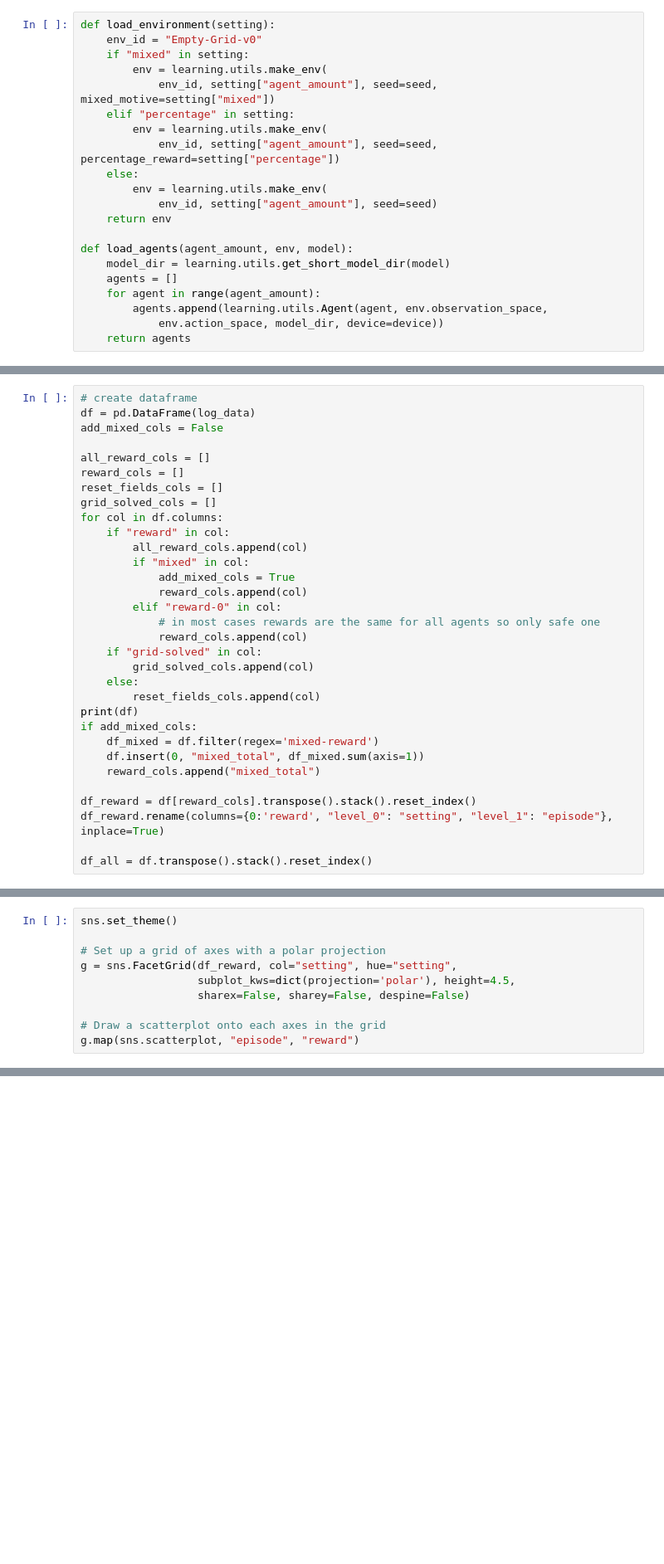
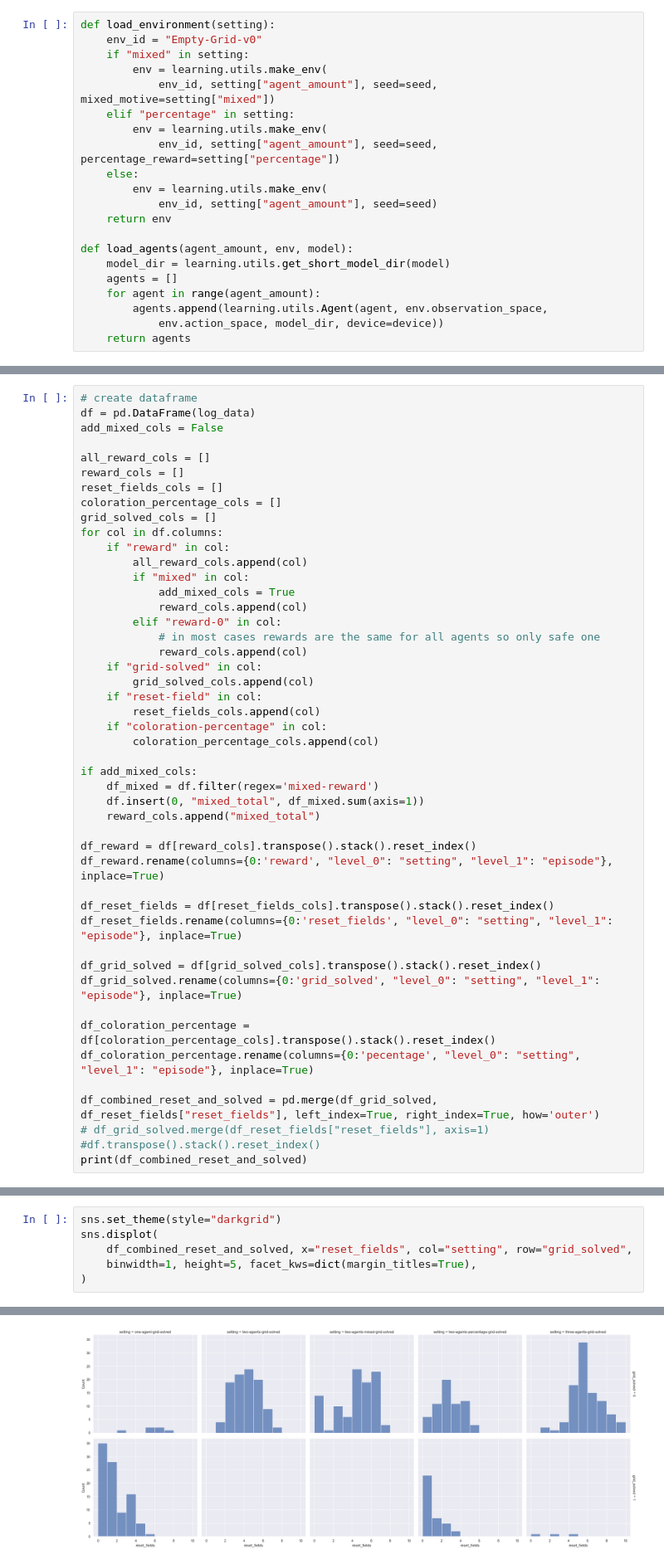
Before and after one commit to zarahz/MARL-and-Markets, a Jupyter notebook: Coloring_with_CAP/plots.ipynb, the cells around one changed output, grey strips where cells are left out. Shown at 83% size. Drawn from its saved outputs; the diff is of its cells as text; blank space fills up the shorter version.

```diff
--- a/Coloring_with_CAP/plots.ipynb
+++ b/Coloring_with_CAP/plots.ipynb
@@ -182,6 +192,7 @@ add_mixed_cols = False
 all_reward_cols = []
 reward_cols = []
 reset_fields_cols = []
+coloration_percentage_cols = []
 grid_solved_cols = []
 for col in df.columns:
     if "reward" in col:
@@ -194,9 +205,11 @@ for col in df.columns:
             reward_cols.append(col)
     if "grid-solved" in col:
         grid_solved_cols.append(col)
-    else:
+    if "reset-field" in col:
         reset_fields_cols.append(col)
-print(df)
+    if "coloration-percentage" in col:
+        coloration_percentage_cols.append(col)
+
 if add_mixed_cols:
     df_mixed = df.filter(regex='mixed-reward')
     df.insert(0, "mixed_total", df_mixed.sum(axis=1))
@@ -205,5 +218,16 @@ if add_mixed_cols:
 df_reward = df[reward_cols].transpose().stack().reset_index()
 df_reward.rename(columns={0:'reward', "level_0": "setting", "level_1": "episode"}, inplace=True)
 
-df_all = df.transpose().stack().reset_index()
+df_reset_fields = df[reset_fields_cols].transpose().stack().reset_index()
+df_reset_fields.rename(columns={0:'reset_fields', "level_0": "setting", "level_1": "episode"}, inplace=True)
+
+df_grid_solved = df[grid_solved_cols].transpose().stack().reset_index()
+df_grid_solved.rename(columns={0:'grid_solved', "level_0": "setting", "level_1": "episode"}, inplace=True)
+
+df_coloration_percentage = df[coloration_percentage_cols].transpose().stack().reset_index()
+df_coloration_percentage.rename(columns={0:'pecentage', "level_0": "setting", "level_1": "episode"}, inplace=True)
+
+df_combined_reset_and_solved = pd.merge(df_grid_solved, df_reset_fields["reset_fields"], left_index=True, right_index=True, how='outer')
+# df_grid_solved.merge(df_reset_fields["reset_fields"], axis=1) #df.transpose().stack().reset_index()
+print(df_combined_reset_and_solved)
 # %% [output]
@@ -287,10 +325,0 @@ g.despine(bottom=True, left=True)
-# %%
-sns.set_theme()
-
-# Set up a grid of axes with a polar projection
-g = sns.FacetGrid(df_reward, col="setting", hue="setting",
-                  subplot_kws=dict(projection='polar'), height=4.5,
-                  sharex=False, sharey=False, despine=False)
-
-# Draw a scatterplot onto each axes in the grid
-g.map(sns.scatterplot, "episode", "reward")
@@ -299,0 +326,7 @@ g.map(sns.scatterplot, "episode", "reward")
+# %%
+sns.set_theme(style="darkgrid")
+sns.displot(
+    df_combined_reset_and_solved, x="reset_fields", col="setting", row="grid_solved",
+    binwidth=1, height=5, facet_kws=dict(margin_titles=True),
+)
+# %% [output]
@@ -299,0 +334 @@ g.map(sns.scatterplot, "episode", "reward")
+[figure, added]
```
Also changed, not shown: parts of 13 cells of this notebook, 10 other files.
